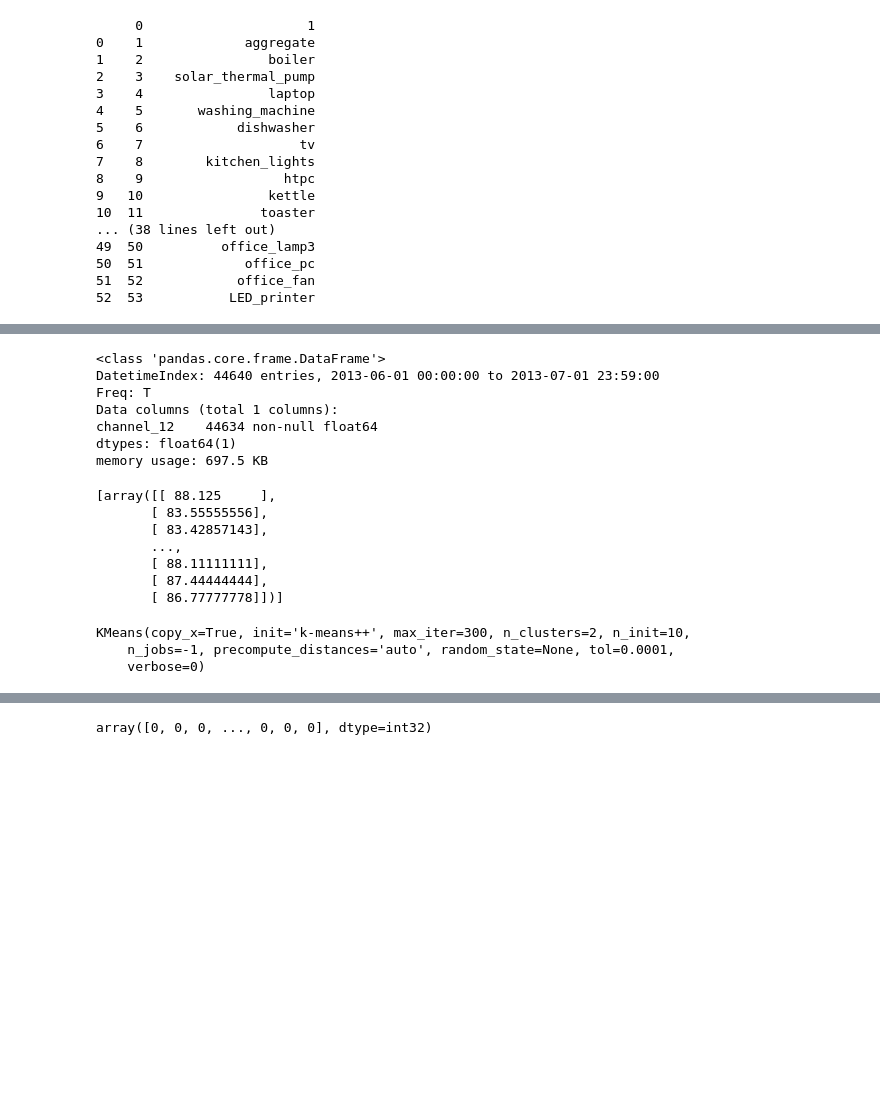
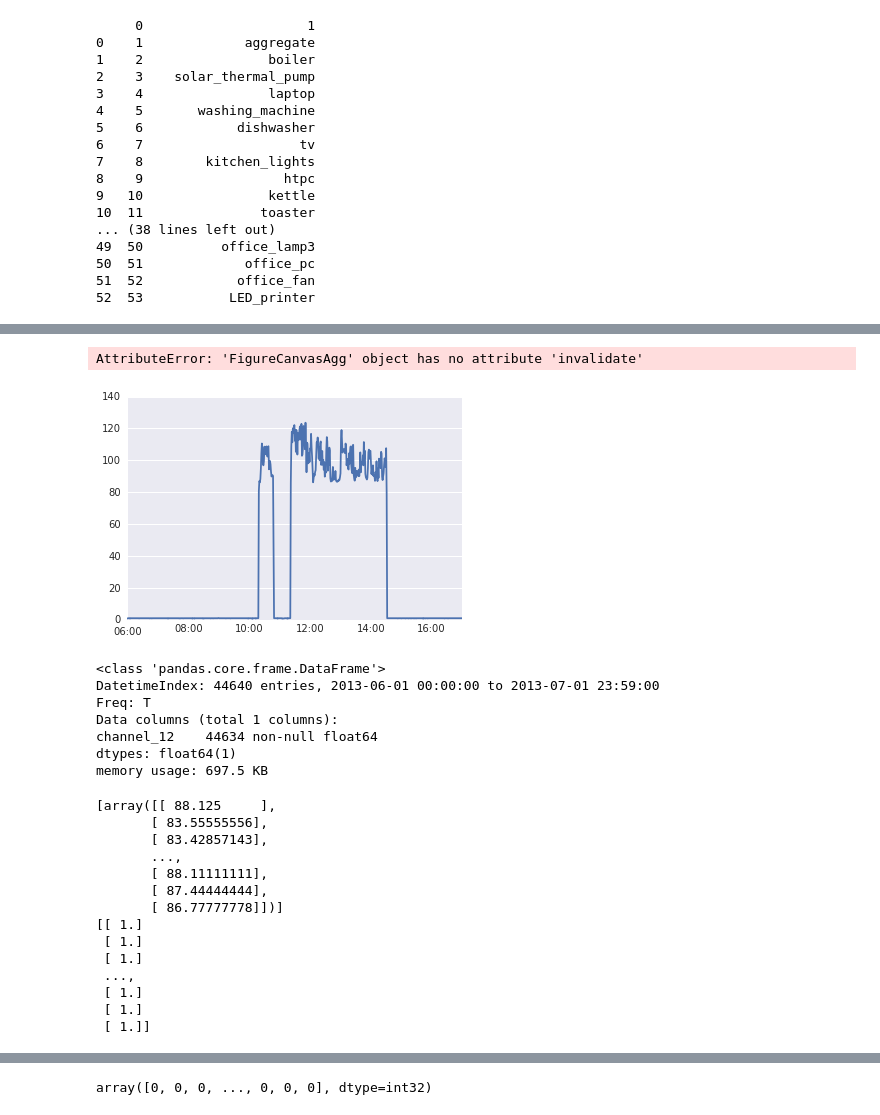
Before and after one commit to pipette/Electricity-load-disaggregation, a Jupyter notebook: code/Explore toolkit.ipynb, the cells around one changed output, grey strips where cells are left out. Saved outputs shown, nothing was run; the diff lists cells and outputs as text; code cells hidden in the pictures; blank space fills up the shorter version.

```diff
--- a/code/Explore toolkit.ipynb
+++ b/code/Explore toolkit.ipynb
@@ -43,3 +77,9 @@ with open('/Users/nelly/Galvanize/Capstone/Electricity-load-prediction/data/4app
+# %%
+# print four_app_test[four_app_train.columns[::2]]
+four_app_test[['channel_7']]['2013-08-01 06:00:00':'2013-08-01 17:00:00'].plot();
+# %% [output]
+AttributeError: 'FigureCanvasAgg' object has no attribute 'invalidate'
+[figure, added]
 # %%
 app_train_list = []
 app_test_list = []
@@ -59,7 +99,9 @@ memory usage: 697.5 KB
 # %%
 power_data = app_train_list[0].power_data.fillna(value = 0,inplace = False)
 X = power_data.values.reshape((-1, 1))
+X_test = app_train_list[2].power_data.fillna(value = 0,inplace = False).values.reshape((-1, 1))
 print [X]
+print X_test
 # %% [output]
 [array([[ 88.125     ],
        [ 83.55555556],
@@ -68,10 +110,10 @@ print [X]
        [ 88.11111111],
        [ 87.44444444],
        [ 86.77777778]])]
+[[ 1.]
+ [ 1.]
+ [ 1.]
+ ...,
+ [ 1.]
+ [ 1.]
+ [ 1.]]
-# %%
-kmeans = KMeans(n_clusters=2,n_jobs=-1)
-kmeans.fit(X)
-# %% [output]
-KMeans(copy_x=True, init='k-means++', max_iter=300, n_clusters=2, n_init=10,
-    n_jobs=-1, precompute_distances='auto', random_state=None, tol=0.0001,
-    verbose=0)
```
Also changed, not shown: parts of 8 cells of this notebook, 13 other files.
